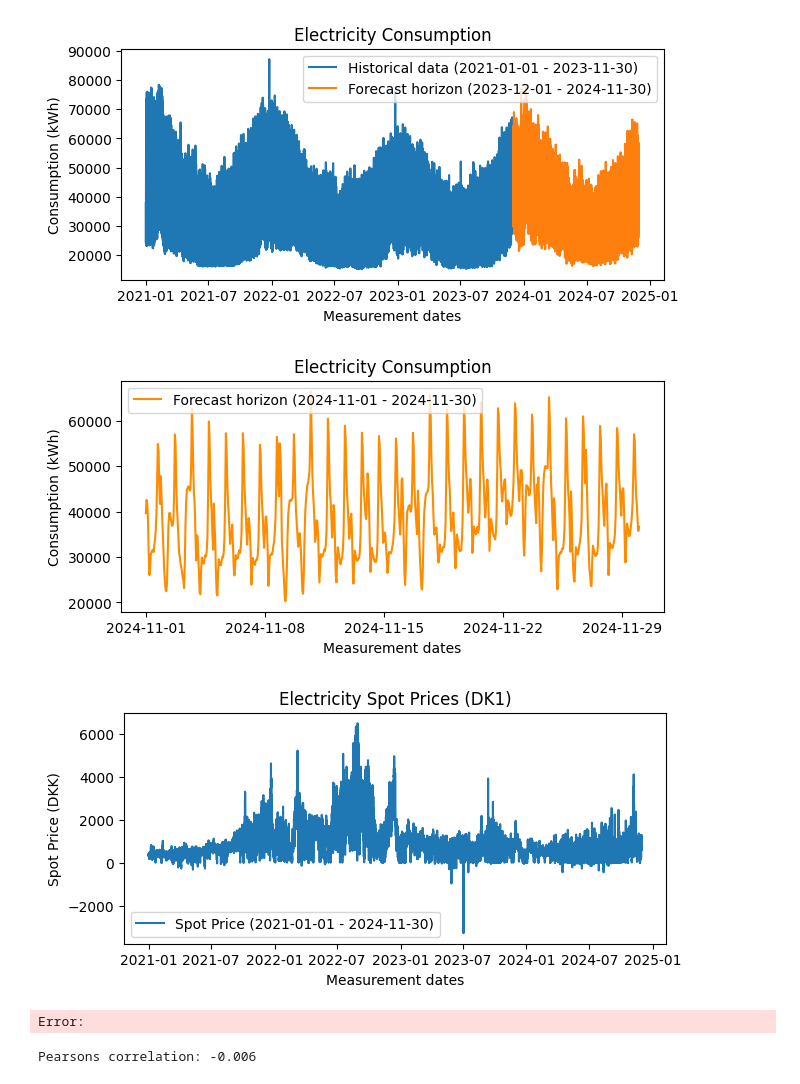
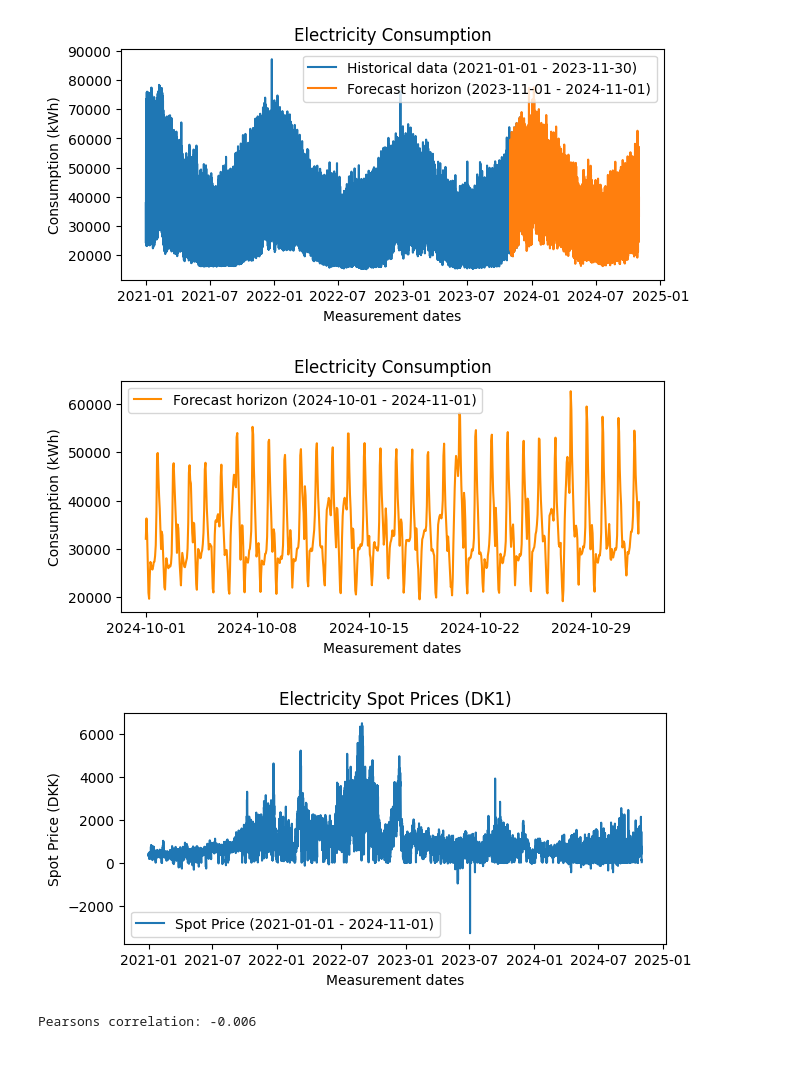
Before and after one commit to Casper0913/p9-energy, a Jupyter notebook: Models/Paper_figures.ipynb, the cells around one changed output. Saved outputs shown, nothing was run; the diff lists cells and outputs as text; code cells hidden in the pictures.

```diff
--- a/Models/Paper_figures.ipynb
+++ b/Models/Paper_figures.ipynb
@@ -18,8 +18,8 @@ df2.drop(columns=['HourUTC', 'HourDK', 'PriceArea', 'SpotPriceEUR'], inplace=Tru
 # %%
 train_start = "2021-01-01"
 train_end = "2023-11-30"
-test_start = "2023-12-01"
-test_end = "2024-11-30"
+test_start = "2023-11-01"
+test_end = "2024-11-01"
 
 data_train = df[(df.index >= train_start) & (df.index <= train_end)]
 data_test = df[(df.index >= test_start) & (df.index <= test_end)]
@@ -33,26 +33,26 @@ plt.ylabel('Consumption (kWh)')
 plt.legend()
 plt.show()
 # %% [output]
-[figure, old version]
+[figure, new version]
 # %%
-date_start = "2024-11-01"
-date_end = "2024-11-30"
+date_start = "2024-10-01"
+date_end = "2024-11-01"
 df_figure = df[(df.index >= date_start) & (df.index <= date_end)]
 
 plt.figure(figsize=(7, 3))
 plt.plot(df_figure.index, df_figure['ConsumptionkWh'], label=f'Forecast horizon ({date_start} - {date_end})', color='darkorange')
 plt.title('Electricity Consumption')
 plt.xlabel('Measurement dates')
 plt.ylabel('Consumption (kWh)')
 plt.legend()
 
 plt.xticks(pd.date_range(start=date_start, end=date_end, freq='7D'), rotation=0)
 plt.show()
 # %% [output]
-[figure, old version]
+[figure, new version]
 # %%
 train_start = "2021-01-01"
-train_end = "2024-11-30"
+train_end = "2024-11-01"
 
 data_train = df2[(df2.index >= train_start) & (df2.index <= train_end)]
 data_test = df2[(df2.index >= test_start) & (df2.index <= test_end)]
@@ -65,8 +65,7 @@ plt.ylabel('Spot Price (DKK)')
 plt.legend()
 plt.show()
 # %% [output]
-[figure, old version]
+[figure, new version]
-Error:
 # %%
 corr, _ = pearsonr(df['ConsumptionkWh'], df2['SpotPriceDKK'])
 print(f'Pearsons correlation: {corr:.3f}')
```
Also changed, not shown: 3 other files.
